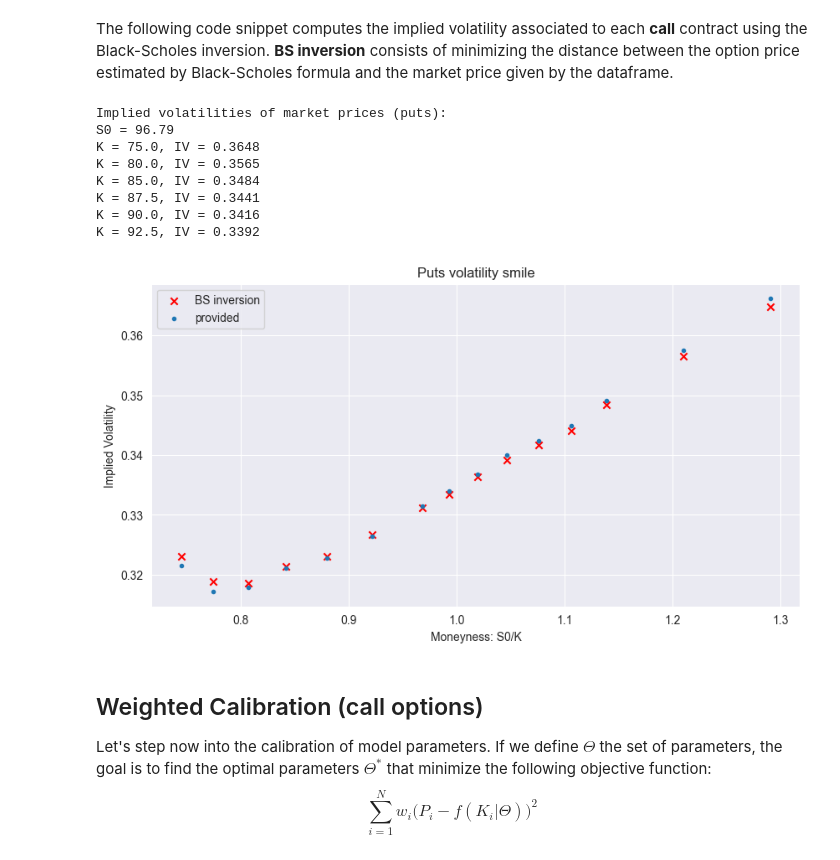
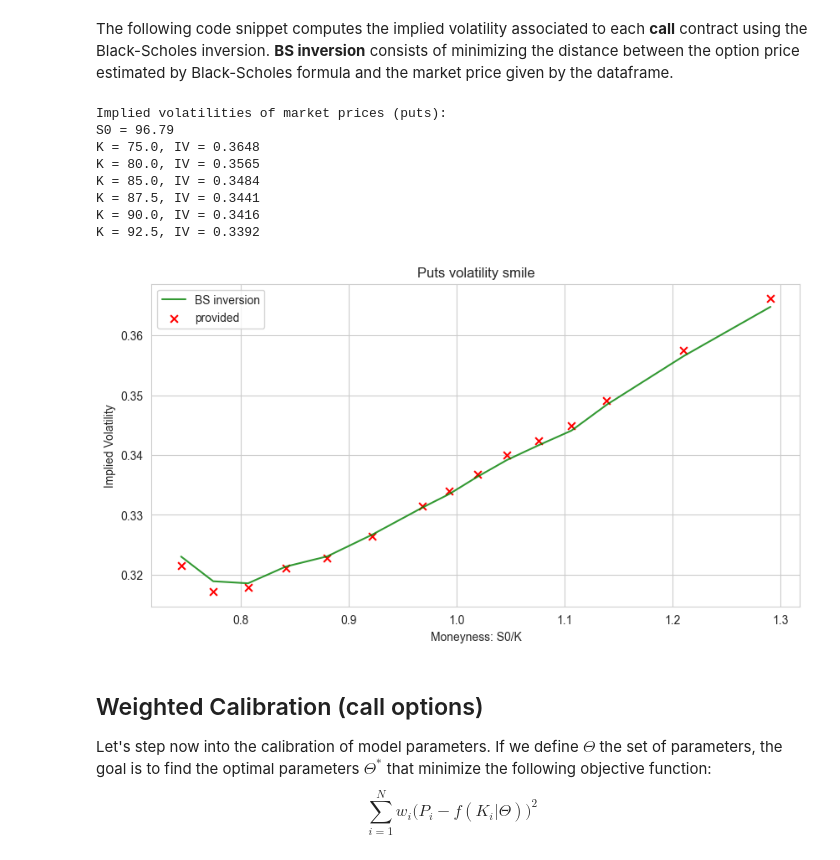
Before and after one commit to ornella-el/Margin-Loans-Pricing, a Jupyter notebook: calibration/AAPL/1_Puts_calibration.ipynb, the cells around one changed output. Cells and saved outputs as stored; diff of their text form; code cells hidden in the pictures.

```diff
--- a/calibration/AAPL/1_Puts_calibration.ipynb
+++ b/calibration/AAPL/1_Puts_calibration.ipynb
@@ -134,33 +134,34 @@ The following code snippet computes the implied volatility associated to each **
 # %%
 IV_market_p = []
 for i in range(len(put_prices)):
     IV_market_p.append(implied_volatility(put_prices[i], S=S0, strike=put_strikes[i], t = T, rate=0.02, q = 0.027, type_o='put', method='fsolve'))
 
 print(f'Implied volatilities of market prices (puts):\nS0 = {S0}')
 for a,b in zip(put_strikes.head(6), IV_market_p[:6]):
     print(f'K = {a}, IV = {round(b, 4)}')
 
 # Plot market implied volatilities w.r.t. log moneyness
 x = (S0/put_strikes)
 IV_filtered = [iv for iv in IV_market_p if iv != -1]
 x_filtered = [log_m for iv, log_m in zip(IV_market_p, x) if iv != -1]
 puts_filtered = [p_iv for iv, p_iv in zip(IV_market_p, puts['P_IV']) if iv != -1 ]
 
 fig, ax1 = plt.subplots(figsize=(10,5))
-ax1.scatter(x_filtered, IV_filtered, marker='x', label='BS inversion', color='red')
-ax1.scatter(x_filtered, puts_filtered, marker='.', label='provided')
+ax1.plot(x_filtered, IV_filtered, label='BS inversion', alpha = 0.8, color = 'green')
+ax1.scatter(x_filtered, puts_filtered, marker='x', s=40, label='provided', color='red')
+
 ax1.set_xlabel('Moneyness: S0/K'); ax1.set_ylabel('Implied Volatility'); ax1.set_title('Puts volatility smile')
 ax1.legend(); plt.show()
 # %% [output]
 Implied volatilities of market prices (puts):
 S0 = 96.79
 K = 75.0, IV = 0.3648
 K = 80.0, IV = 0.3565
 K = 85.0, IV = 0.3484
 K = 87.5, IV = 0.3441
 K = 90.0, IV = 0.3416
 K = 92.5, IV = 0.3392
-[figure, old version]
+[figure, new version]
 # %% [markdown]
 ##  Weighted Calibration (call options)
 Let's step now into the calibration of model parameters.
```
Also changed, not shown: parts of 7 cells of this notebook.
